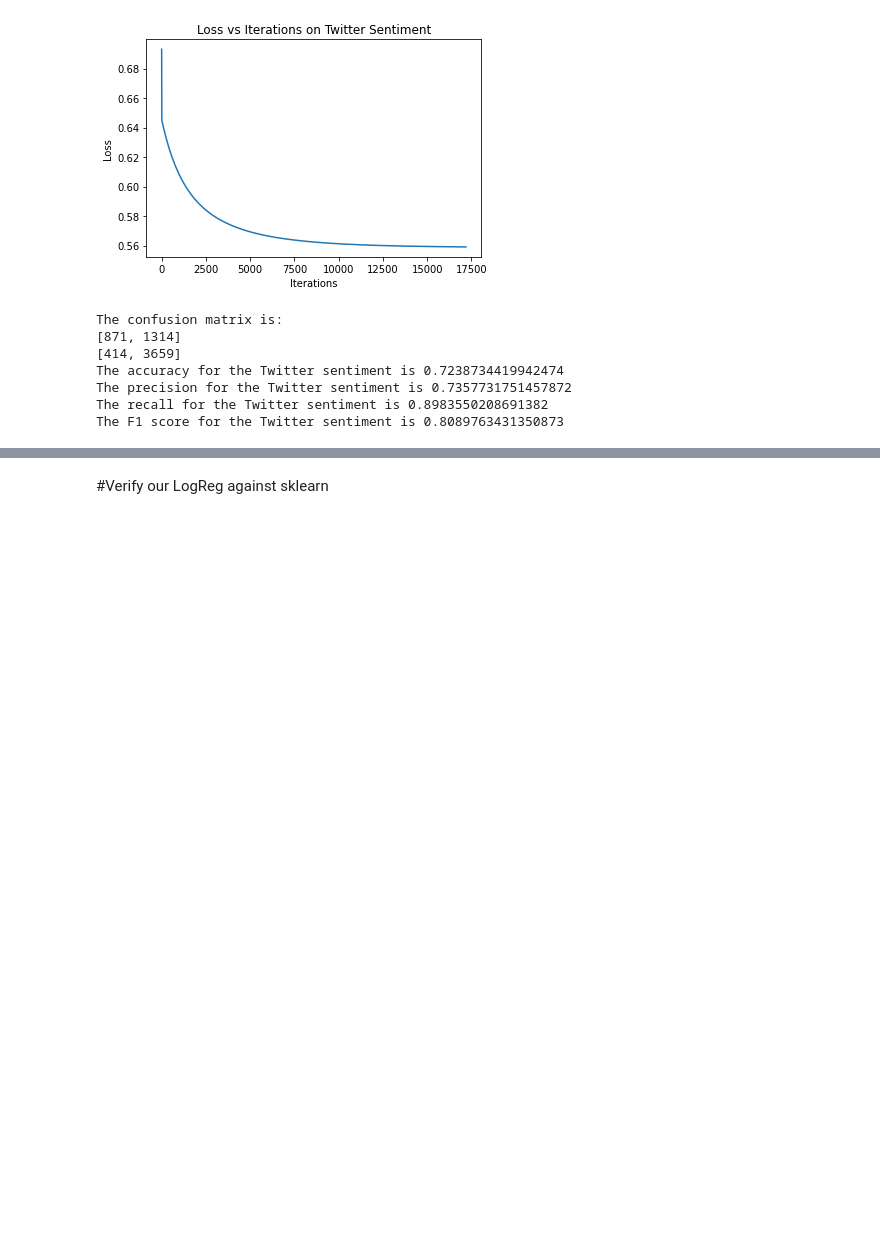
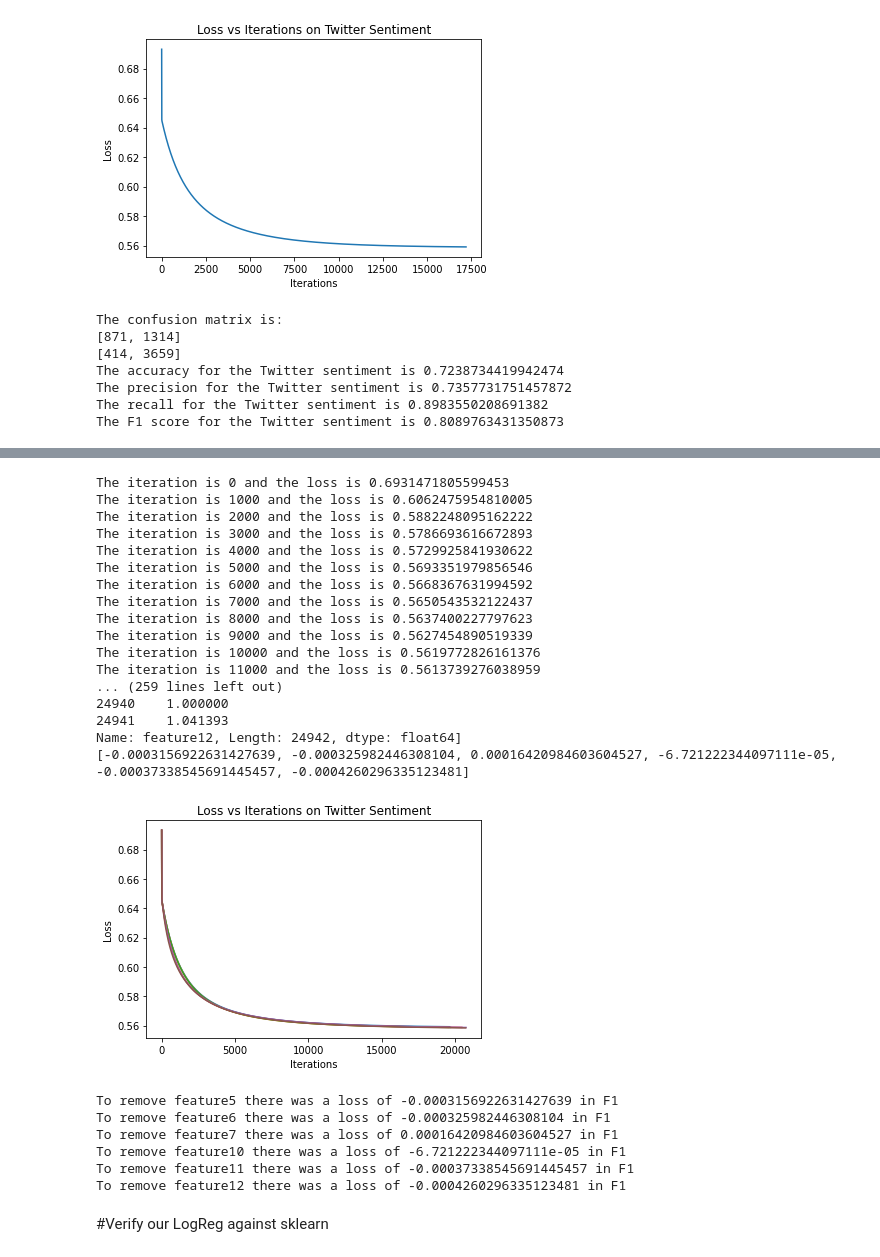
Before and after one commit to dldowning/Fall2022-5222, a Jupyter notebook: Downing_Roberts_5222_Project_2.ipynb, the cells around one changed output, grey strips where cells are left out. Cells and saved outputs as stored; diff of their text form; code cells hidden in the pictures; blank space fills up the shorter version.

```diff
--- a/Downing_Roberts_5222_Project_2.ipynb
+++ b/Downing_Roberts_5222_Project_2.ipynb
@@ -1142,12 +1140,9 @@ from sklearn.model_selection import train_test_split
 # %%
 def best_feature_maker(x,y):
-  X_train, X_test, y_train, y_test = train_test_split(x, y, stratify=yc, test_size=0.2, shuffle=True, random_state=42)
+  X_train, X_test, y_train, y_test = train_test_split(x, y, stratify=y, test_size=0.2, shuffle=True, random_state=42)
   sel = SelectFromModel(RandomForestClassifier(n_estimators = 50))
   sel.fit(X_train, y_train)
-  feature_sel = sel.get_support()
-  feature_all = np.array(X_train.columns)
   print("The best features to use are: ")
-  print(feature_all[feature_sel])
   feature_index = sel.get_support(indices=True)
   x_new=x.iloc[:,feature_index]
   print(x_new.head())
@@ -1453,3 +1438,43 @@ f1
+# %%
+removed_features=[df['feature5'],df['feature6'],df['feature7'],df['feature10'],df['feature11'],df['feature12']]
+# %%
+f1_diff=[]
+f1_selected = 0.8089763431350873
+for i in range(0,len(removed_features)):
+  new=removed_features[i]
+  difference=try_add_feature(Xc_selected,yc,new,f1_selected)
+  f1_diff.append(difference)
+for i in range(0,len(removed_features)):
+  print("To remove " + str(removed_features[i].name) + " there was a loss of " + str(f1_diff[i]) + " in F1")
+# %% [output]
+The iteration is 0 and the loss is 0.6931471805599453
+The iteration is 1000 and the loss is 0.6062475954810005
+The iteration is 2000 and the loss is 0.5882248095162222
+The iteration is 3000 and the loss is 0.5786693616672893
+The iteration is 4000 and the loss is 0.5729925841930622
+The iteration is 5000 and the loss is 0.5693351979856546
+The iteration is 6000 and the loss is 0.5668367631994592
+The iteration is 7000 and the loss is 0.5650543532122437
+The iteration is 8000 and the loss is 0.5637400227797623
+The iteration is 9000 and the loss is 0.5627454890519339
+The iteration is 10000 and the loss is 0.5619772826161376
+The iteration is 11000 and the loss is 0.5613739276038959
+... (259 lines left out)
+24940    1.000000
+24941    1.041393
+Name: feature12, Length: 24942, dtype: float64]
+[-0.0003156922631427639, -0.000325982446308104, 0.00016420984603604527, -6.721222344097111e-05, -0.00037338545691445457, -0.0004260296335123481]
+[figure, added]
+# %%
+for i in range(0,len(removed_features)):
+  print("To remove " + str(removed_features[i].name) + " there was a loss of " + str(f1_diff[i]) + " in F1")
+# %% [output]
+To remove feature5 there was a loss of -0.0003156922631427639 in F1
+To remove feature6 there was a loss of -0.000325982446308104 in F1
+To remove feature7 there was a loss of 0.00016420984603604527 in F1
+To remove feature10 there was a loss of -6.721222344097111e-05 in F1
+To remove feature11 there was a loss of -0.00037338545691445457 in F1
+To remove feature12 there was a loss of -0.0004260296335123481 in F1
 # %% [markdown]
 #Verify our LogReg against sklearn
 # %%
```
Also changed, not shown: parts of 18 cells of this notebook.
